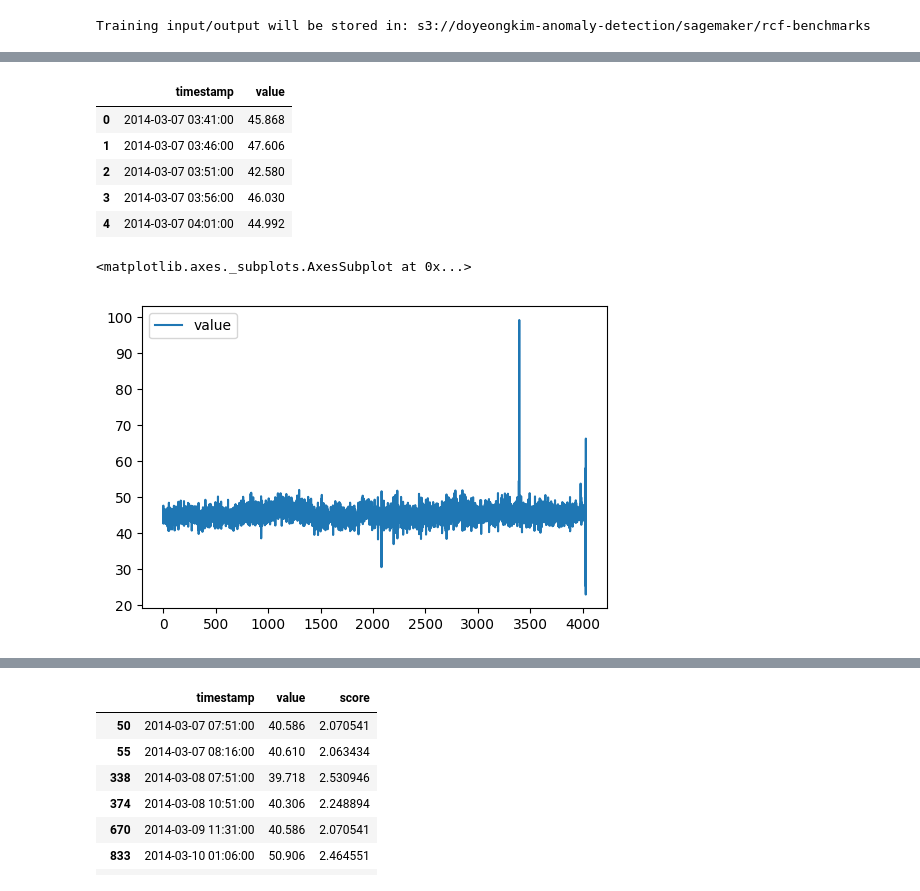
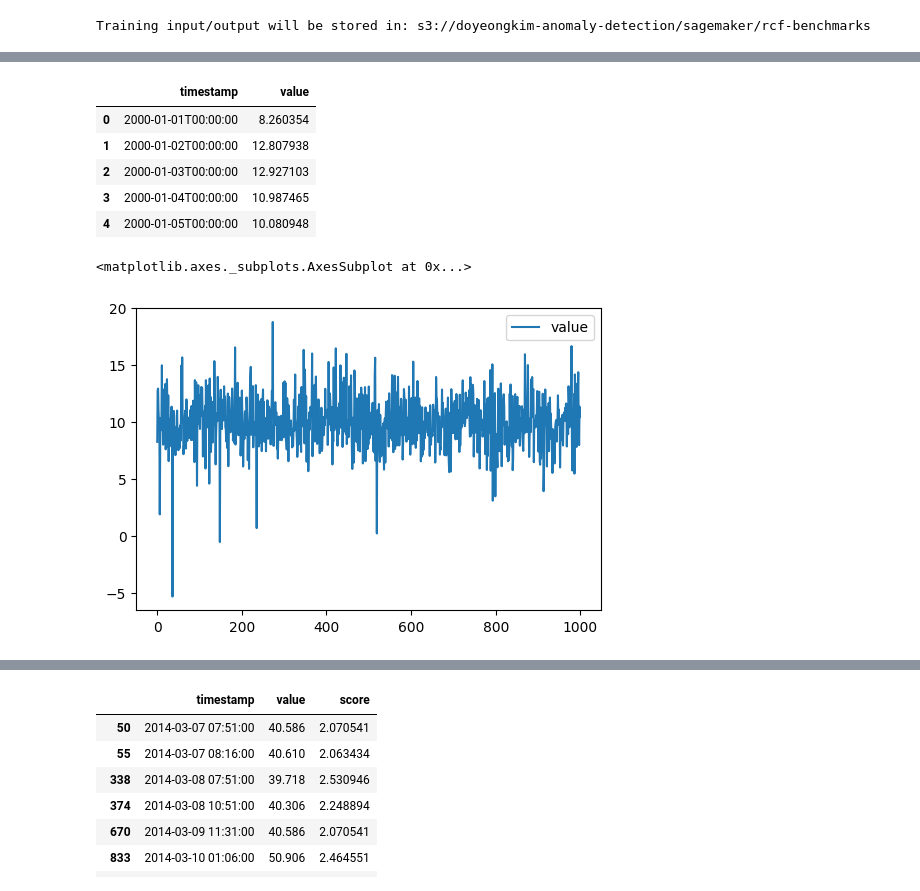
Before and after one commit to luvforsamoyed/AI-API-optimizer, a Jupyter notebook: aws.ipynb, the cells around one changed output, grey strips where cells are left out. Cells and saved outputs as stored; diff of their text form; code cells hidden in the pictures.

```diff
--- a/aws.ipynb
+++ b/aws.ipynb
@@ -33,9 +33,6 @@ Training input/output will be stored in: s3://doyeongkim-anomaly-detection/sagem
 import pandas as pd
 import urllib.request
 
-data_filename = 'ec2_request_latency_system_failure.csv'
-data_source = 'https://raw.githubusercontent.com/numenta/NAB/master/data/realKnownCause/ec2_request_latency_system_failure.csv'
-
-urllib.request.urlretrieve(data_source, data_filename)
-taxi_data = pd.read_csv(data_filename, delimiter=',')
+data_filename = 'aws_data.csv'
+taxi_data_ = pd.read_csv(data_filename, delimiter=',')
 # %% [output]
@@ -44,20 +41,20 @@ Wall time: 513 ms
 # %%
-taxi_data.head()
+taxi_data_.head()
 # %% [output]
 |  | timestamp | value |
-| 0 | 2014-03-07 03:41:00 | 45.868 |
-| 1 | 2014-03-07 03:46:00 | 47.606 |
-| 2 | 2014-03-07 03:51:00 | 42.580 |
-| 3 | 2014-03-07 03:56:00 | 46.030 |
-| 4 | 2014-03-07 04:01:00 | 44.992 |
+| 0 | 2000-01-01T00:00:00 | 8.260354 |
+| 1 | 2000-01-02T00:00:00 | 12.807938 |
+| 2 | 2000-01-03T00:00:00 | 12.927103 |
+| 3 | 2000-01-04T00:00:00 | 10.987465 |
+| 4 | 2000-01-05T00:00:00 | 10.080948 |
 # %%
 %matplotlib inline
 
 import matplotlib
 import matplotlib.pyplot as plt
 matplotlib.rcParams['figure.dpi'] = 100
 
-taxi_data.plot()
+taxi_data_.plot()
 # %% [output]
 <matplotlib.axes._subplots.AxesSubplot at 0x...>
-[figure, old version]
+[figure, new version]
```
Also changed, not shown: parts of 12 cells of this notebook, 6 other files.
